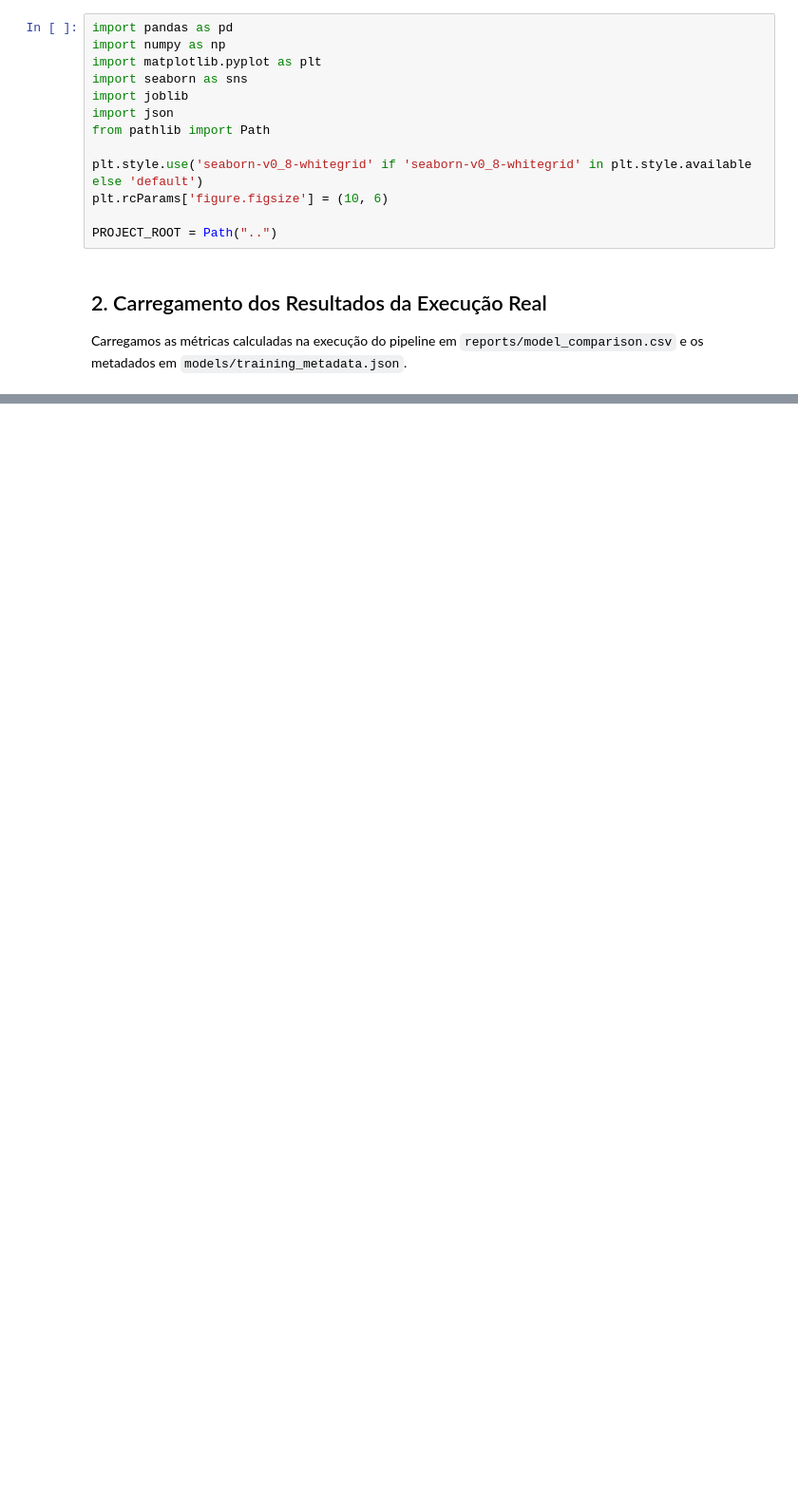
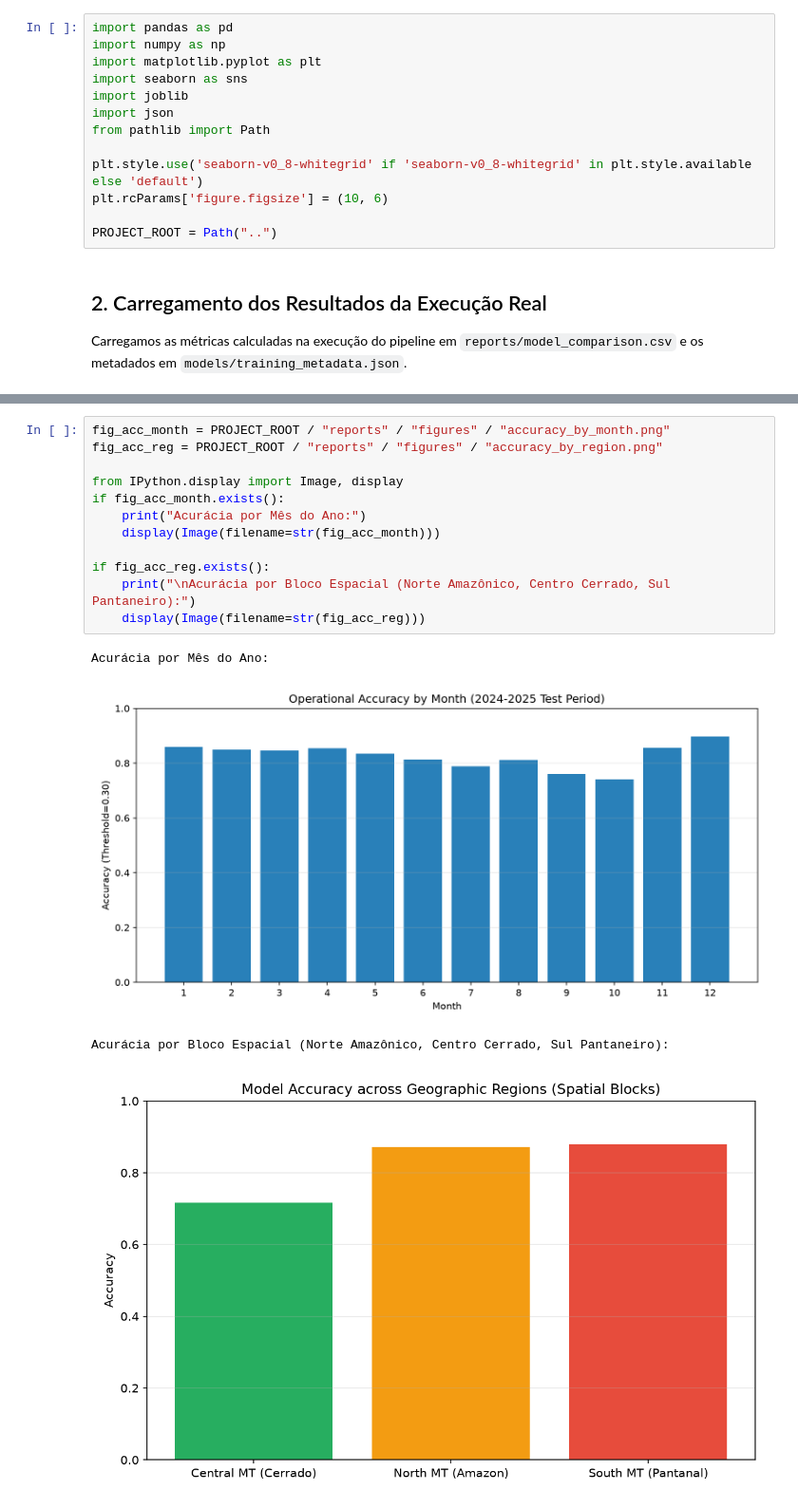
Before and after one commit to EduardoTostesC/brazil-wildfire-risk-forecast, a Jupyter notebook: notebooks/02_modeling.ipynb, the cells around one changed output, grey strips where cells are left out. Shown at 95% size. Drawn from its saved outputs; the diff is of its cells as text; blank space fills up the shorter version.

```diff
--- a/notebooks/02_modeling.ipynb
+++ b/notebooks/02_modeling.ipynb
@@ -131,0 +168,17 @@ Utilizamos o `shap.TreeExplainer` para interpretar o impacto das variáveis no c
+# %%
+fig_acc_month = PROJECT_ROOT / "reports" / "figures" / "accuracy_by_month.png"
+fig_acc_reg = PROJECT_ROOT / "reports" / "figures" / "accuracy_by_region.png"
+
+from IPython.display import Image, display
+if fig_acc_month.exists():
+    print("Acurácia por Mês do Ano:")
+    display(Image(filename=str(fig_acc_month)))
+
+if fig_acc_reg.exists():
+    print("\nAcurácia por Bloco Espacial (Norte Amazônico, Centro Cerrado, Sul Pantaneiro):")
+    display(Image(filename=str(fig_acc_reg)))
+# %% [output]
+Acurácia por Mês do Ano:
+[figure, added]
+Acurácia por Bloco Espacial (Norte Amazônico, Centro Cerrado, Sul Pantaneiro):
+[figure, added]
```
Also changed, not shown: parts of 17 cells of this notebook, 21 other files.
